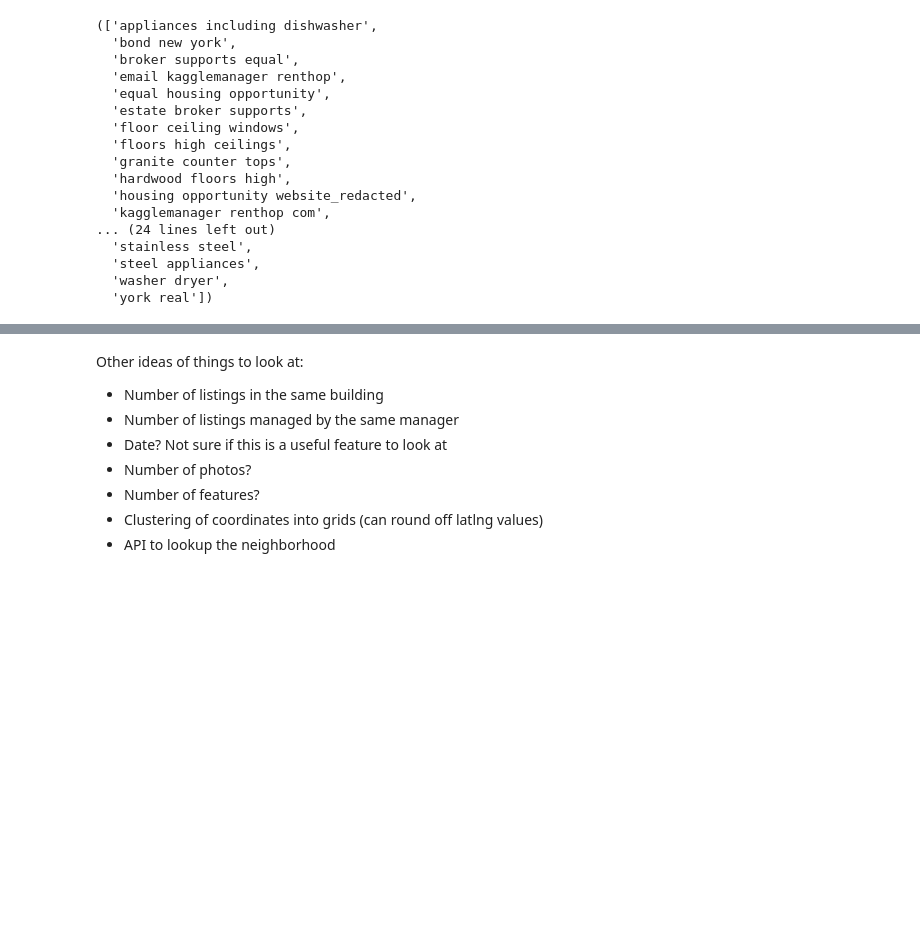
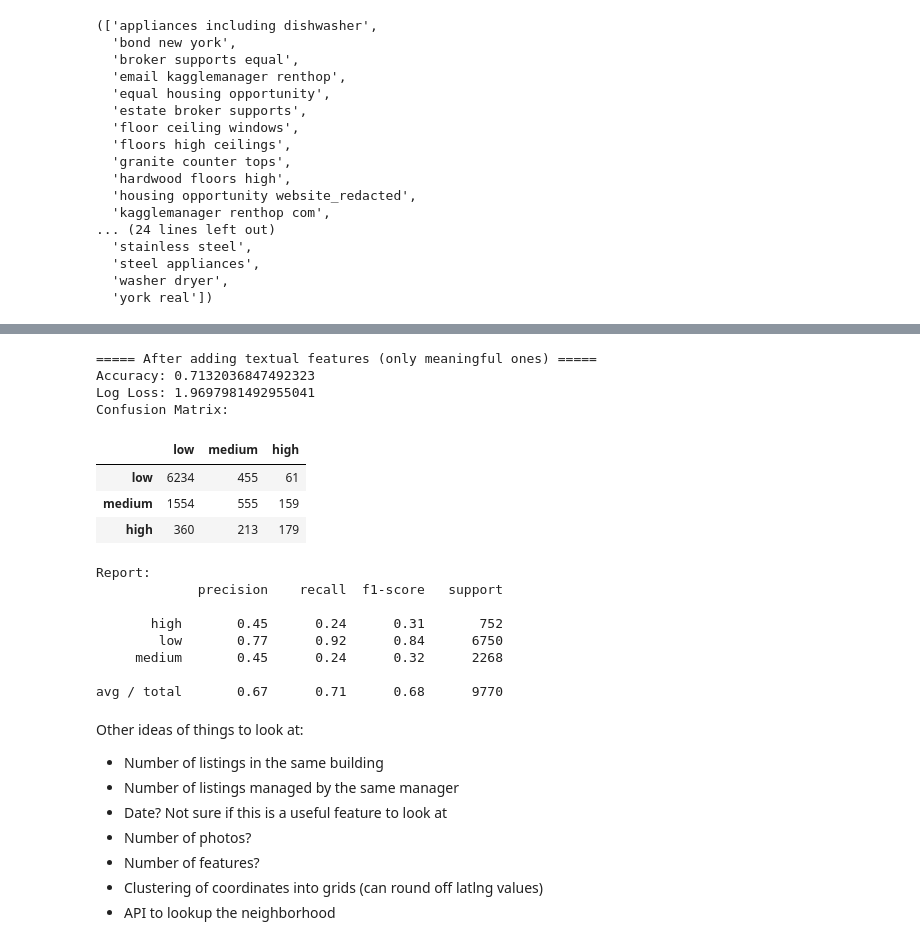
Before and after one commit to ningjung/renthop-kaggle-team-project, a Jupyter notebook: Project 2 Final Report.ipynb, the cells around one changed output, grey strips where cells are left out. Drawn from its saved outputs; the diff is of its cells as text; code cells hidden in the pictures; blank space fills up the shorter version.

```diff
--- a/Project 2 Final Report.ipynb
+++ b/Project 2 Final Report.ipynb
@@ -457,3 +540,39 @@ avg / total       0.67      0.71      0.68      9770
+# %%
+# now, lets create new columns to encode the presence of these ngrams
+desc = [cleandesc(x) for x in train1['description'].values]
+custom_vocab_df = pd.DataFrame(custom_vocab.transform(desc).toarray())
+
+train2 = pd.concat([train1, custom_vocab_df], axis=1)
+
+# extract X and Y
+y_train = train2['interest_level'].values
+x_train = train2.drop(['interest_level', 'created', 'description', 'display_address', 'features', 'listing_id', 'photos', 'street_address'], axis=1)
+
+# split our train data into test and training set
+X_train, X_test, Y_train, Y_test = train_test_split(x_train, y_train, test_size=0.2, random_state=27)
+
+# Let's train our model using RandomForest
+clf = RandomForestClassifier(n_estimators=10)
+clf = clf.fit(X_train, Y_train)
+
+evaluate(clf, X_test, Y_test, "After adding textual features (only meaningful ones)")
+# %% [output]
+===== After adding textual features (only meaningful ones) =====
+Accuracy: 0.7132036847492323
+Log Loss: 1.9697981492955041
+Confusion Matrix:
+|  | low | medium | high |
+| low | 6234 | 455 | 61 |
+| medium | 1554 | 555 | 159 |
+| high | 360 | 213 | 179 |
+Report:
+             precision    recall  f1-score   support
+
+       high       0.45      0.24      0.31       752
+        low       0.77      0.92      0.84      6750
+     medium       0.45      0.24      0.32      2268
+
+avg / total       0.67      0.71      0.68      9770
 # %% [markdown]
 Other ideas of things to look at:
 
```
Also changed, not shown: parts of 16 cells of this notebook.
